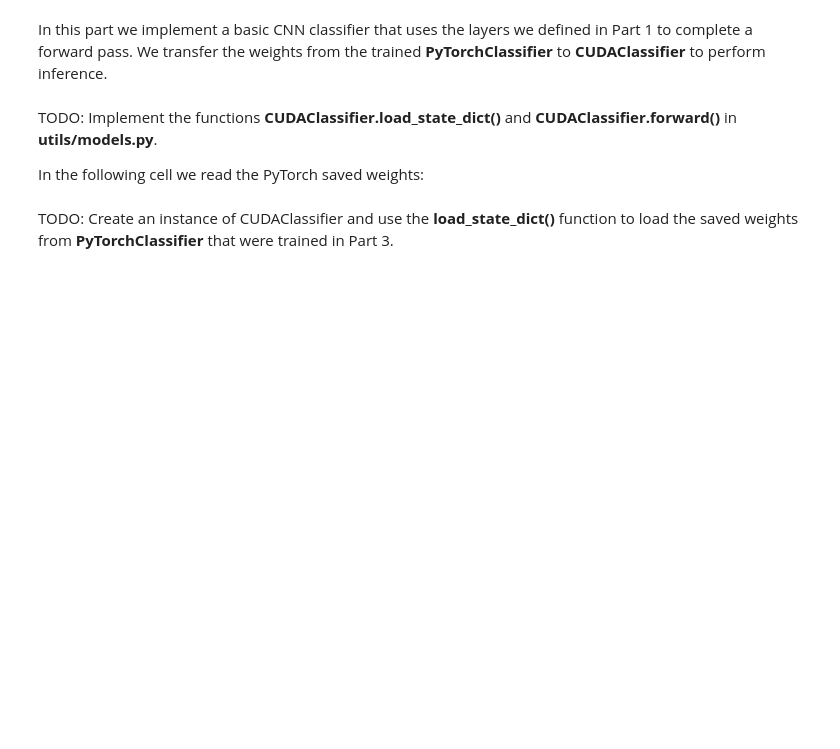
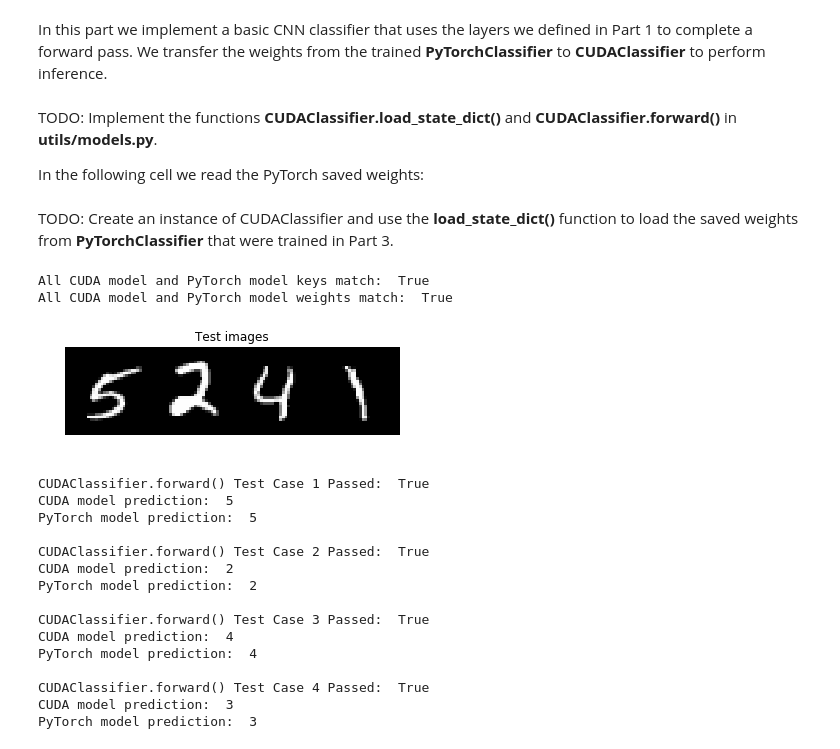
Before and after one commit to xs2445/22spring, a Jupyter notebook: 6692/hw4/CUDAInference.ipynb, the cells around one changed output. Saved outputs shown, nothing was run; the diff lists cells and outputs as text; code cells hidden in the pictures; blank space fills up the shorter version.

```diff
--- a/6692/hw4/CUDAInference.ipynb
+++ b/6692/hw4/CUDAInference.ipynb
@@ -24,7 +24,7 @@ TODO: Implement the functions **CUDAClassifier.load_state_dict()** and **CUDACla
 
 In the following cell we read the PyTorch saved weights:
 # %%
-state_dict_path = './models/classification' # define weights path
+state_dict_path = './models/MNIST classification' # define weights path
 state_dict = torch.load(state_dict_path)
 # %% [markdown]
 TODO: Create an instance of CUDAClassifier and use the **load_state_dict()** function to load the saved weights from **PyTorchClassifier** that were trained in Part 3.
@@ -32,6 +32,7 @@ TODO: Create an instance of CUDAClassifier and use the **load_state_dict()** fun
 # TODO: load the trained weights with CUDAClassifier.load_state_dict()
 
 cuda_model = CUDAClassifier(kernel_path)
+cuda_model.load_state_dict(torch.load(state_dict_path))
 # %%
 ################################################################
 ######## CUDAClassifier.load_state_dict() TEST CASES ###########
@@ -57,33 +58,53 @@ print("All CUDA model and PyTorch model weights match: ", passing)
 ################################################################
 ################ DO NOT MODIFY THE CODE ABOVE ##################
 ################################################################
+# %% [output]
+All CUDA model and PyTorch model keys match:  True
+All CUDA model and PyTorch model weights match:  True
 # %%
 ################################################################
 ############ CUDAClassifier.forward() TEST CASES ###############
 ################################################################
 
 _, val_set = load_mnist_dataset()
 
 sample_images, sample_labels = iter(val_set).next()
 sample_images_grid = torchvision.utils.make_grid(sample_images)
 display_image(sample_images_grid, title="Test images")
 
 for i in range(BATCH_SIZE):
 
     x = np.transpose(sample_images[i], (1, 2, 0)).numpy()
     cuda_x = cuda_model(x)
     cuda_prediction = np.argmax(cuda_x)
-    torch_x = torch_model(sample_images[i].unsqueeze(dim=0)).detach().squeeze(dim=0).squeeze(dim=0).numpy()
+    torch_x = pytorch_model(sample_images[i].unsqueeze(dim=0)).detach().squeeze(dim=0).squeeze(dim=0).numpy()
     torch_prediction = np.argmax(torch_x)
 
     print("CUDAClassifier.forward() Test Case {} Passed: ".format(i + 1), np.allclose(cuda_x, torch_x))
     print("CUDA model prediction: ", cuda_prediction)
     print("PyTorch model prediction: ", torch_prediction)
     print()
 
 ################################################################
 ################ DO NOT MODIFY THE CODE ABOVE ##################
 ################################################################
+# %% [output]
+[figure, added]
+CUDAClassifier.forward() Test Case 1 Passed:  True
+CUDA model prediction:  5
+PyTorch model prediction:  5
+
+CUDAClassifier.forward() Test Case 2 Passed:  True
+CUDA model prediction:  2
+PyTorch model prediction:  2
+
+CUDAClassifier.forward() Test Case 3 Passed:  True
+CUDA model prediction:  4
+PyTorch model prediction:  4
+
+CUDAClassifier.forward() Test Case 4 Passed:  True
+CUDA model prediction:  3
+PyTorch model prediction:  3
 # %% [markdown]
 ### Discussion
 
```
Also changed, not shown: parts of 1 cell of this notebook, 6 other files.
